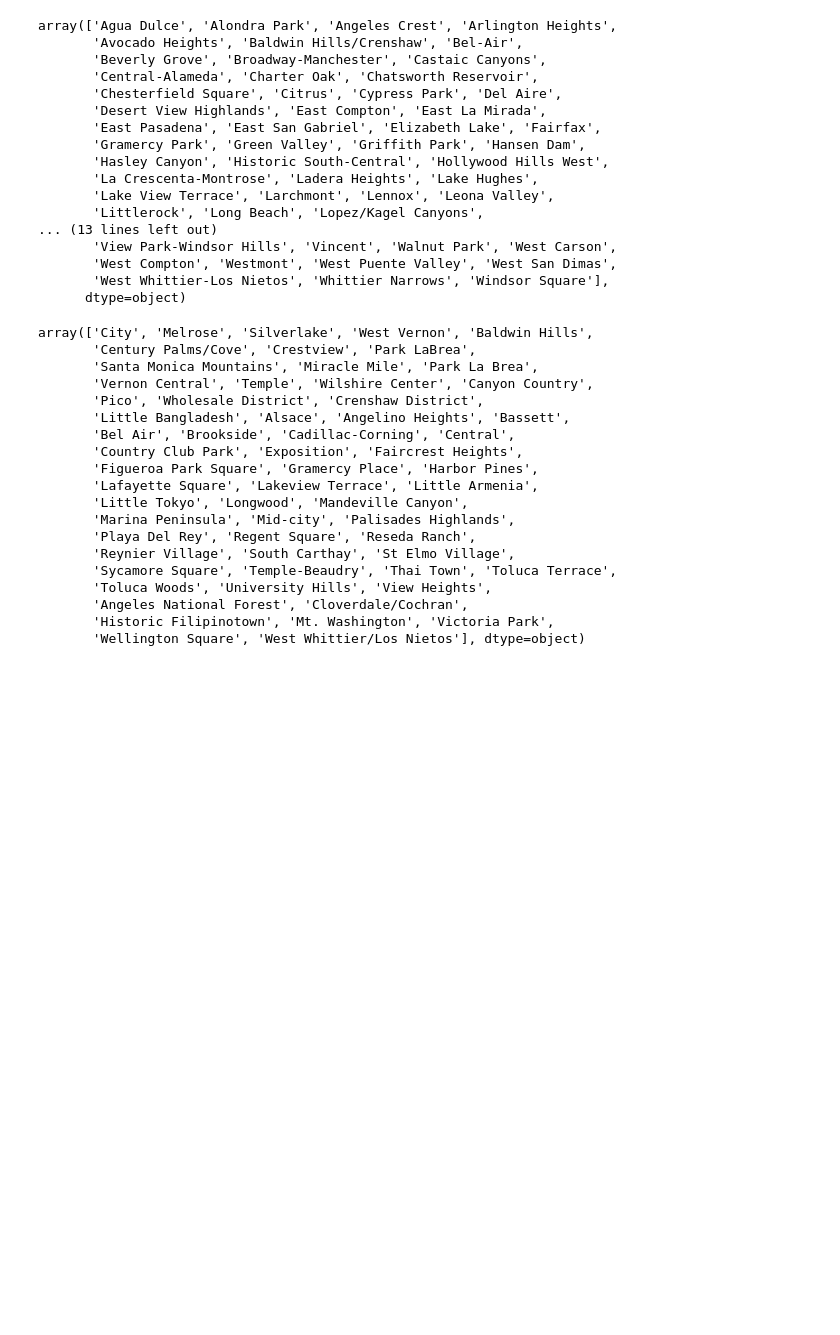
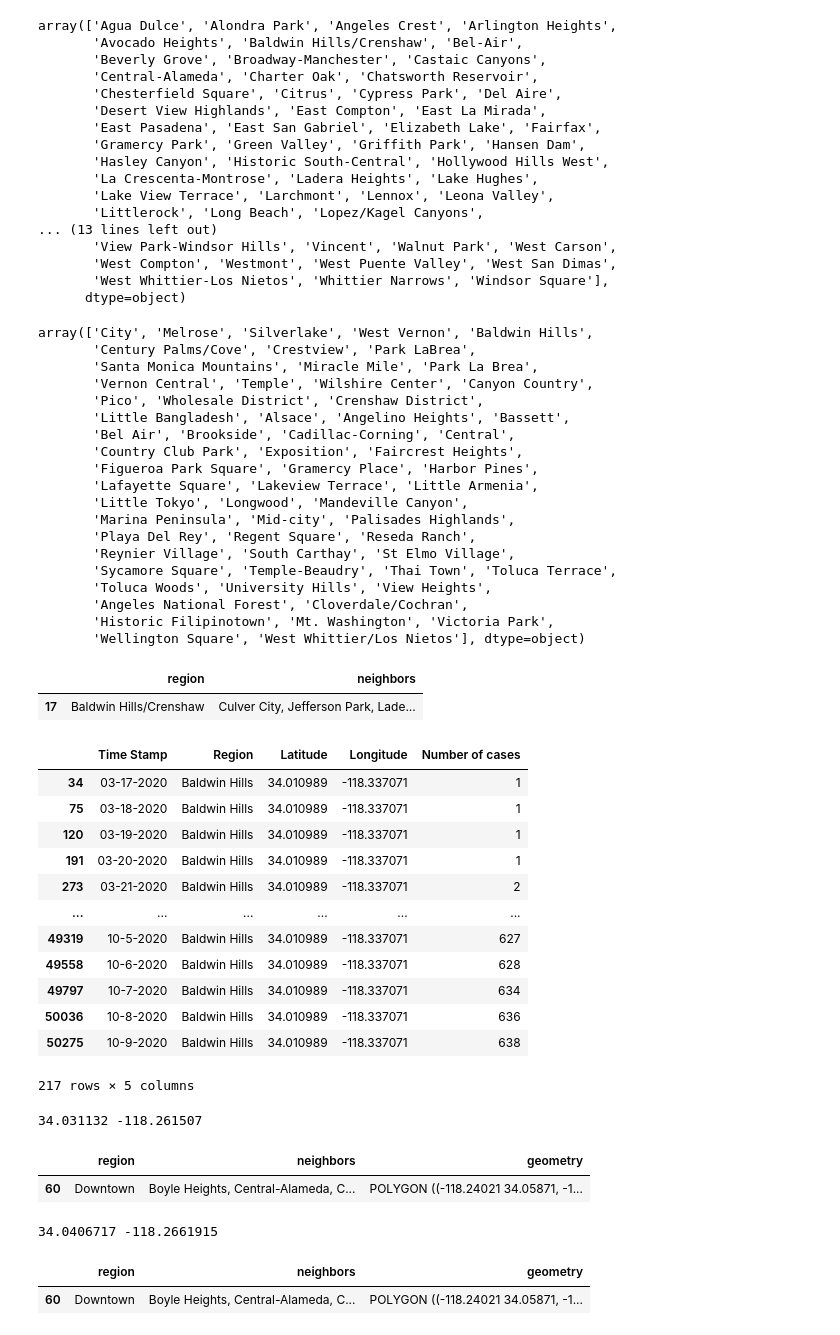
Before and after one commit to kaushiktandon/COVID-19-LA-Neighborhood-Case-Prediction, a Jupyter notebook: code/covid_cases_data_processing.ipynb, the cells around one changed output. Drawn from its saved outputs; the diff is of its cells as text; code cells hidden in the pictures; blank space fills up the shorter version.

```diff
--- a/code/covid_cases_data_processing.ipynb
+++ b/code/covid_cases_data_processing.ipynb
@@ -869,3 +877,24 @@ array(['City', 'Melrose', 'Silverlake', 'West Vernon', 'Baldwin Hills',
        'Angeles National Forest', 'Cloverdale/Cochran',
        'Historic Filipinotown', 'Mt. Washington', 'Victoria Park',
        'Wellington Square', 'West Whittier/Los Nietos'], dtype=object)
+# %%
+la_neighbors[la_neighbors['region']=='Baldwin Hills/Crenshaw']
+# %% [output]
+|  | region | neighbors |
+| 17 | Baldwin Hills/Crenshaw | Culver City, Jefferson Park, Lade... |
+# %%
+covid_df[covid_df['Region']=='Baldwin Hills']
+# %% [output]
+|  | Time Stamp | Region | Latitude | Longitude | Number of cases |
+| 34 | 03-17-2020 | Baldwin Hills | 34.010989 | -118.337071 | 1 |
+| 75 | 03-18-2020 | Baldwin Hills | 34.010989 | -118.337071 | 1 |
+| 120 | 03-19-2020 | Baldwin Hills | 34.010989 | -118.337071 | 1 |
+| 191 | 03-20-2020 | Baldwin Hills | 34.010989 | -118.337071 | 1 |
+| 273 | 03-21-2020 | Baldwin Hills | 34.010989 | -118.337071 | 2 |
+| ... | ... | ... | ... | ... | ... |
+| 49319 | 10-5-2020 | Baldwin Hills | 34.010989 | -118.337071 | 627 |
+| 49558 | 10-6-2020 | Baldwin Hills | 34.010989 | -118.337071 | 628 |
+| 49797 | 10-7-2020 | Baldwin Hills | 34.010989 | -118.337071 | 634 |
+| 50036 | 10-8-2020 | Baldwin Hills | 34.010989 | -118.337071 | 636 |
+| 50275 | 10-9-2020 | Baldwin Hills | 34.010989 | -118.337071 | 638 |
+217 rows × 5 columns
@@ -871,0 +917,12 @@ array(['City', 'Melrose', 'Silverlake', 'West Vernon', 'Baldwin Hills',
+# %%
+find_la_region('Santa Monica Mountains')
+# %% [output]
+34.031132 -118.261507
+|  | region | neighbors | geometry |
+| 60 | Downtown | Boyle Heights, Central-Alameda, C... | POLYGON ((-118.24021 34.05871, -1... |
+# %%
+find_la_region('Pico')
+# %% [output]
+34.0406717 -118.2661915
+|  | region | neighbors | geometry |
+| 60 | Downtown | Boyle Heights, Central-Alameda, C... | POLYGON ((-118.24021 34.05871, -1... |
```
Also changed, not shown: parts of 9 cells of this notebook, 3 other files.
